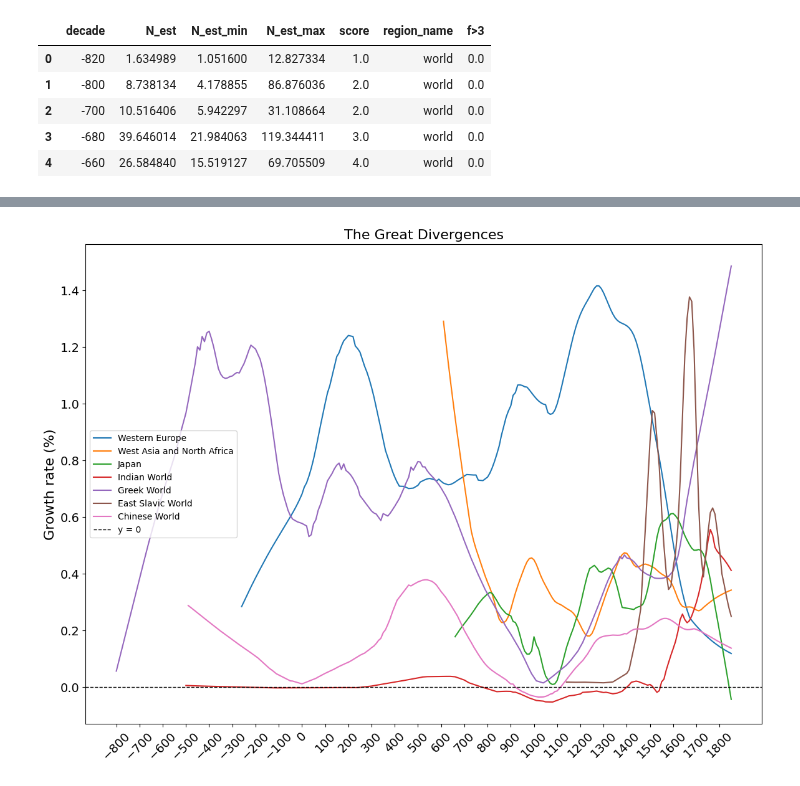
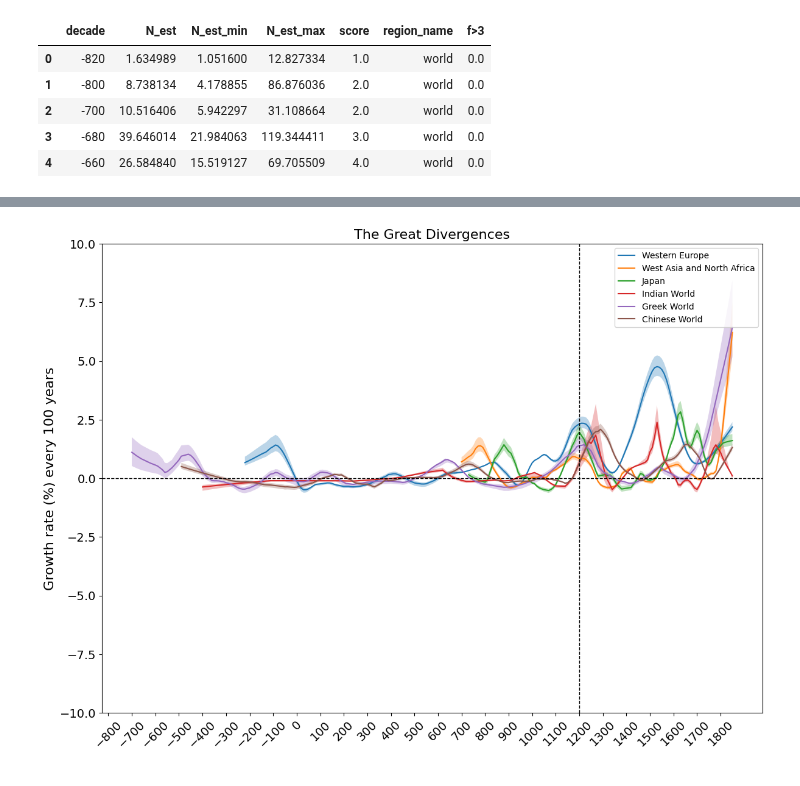
Before and after one commit to charlesdedampierre/cultura, a Jupyter notebook: 19 - run_index_growth_great_divergence.ipynb, the cells around one changed output, grey strips where cells are left out. Drawn from its saved outputs; the diff is of its cells as text; code cells hidden in the pictures.

```diff
--- a/19 - run_index_growth_great_divergence.ipynb
+++ b/19 - run_index_growth_great_divergence.ipynb
@@ -284,0 +227,9 @@ df
+# %%
+
+
+n_period = 10
+
+
+# Calculate year-over-year growth rate
+df['growth_rate'] = df.groupby('region_name')['N_est'].pct_change(periods=n_period)
+df.head(20)
@@ -311,6 +338,7 @@ plt.show()
 # a) plot growth rates, not levels
 # b) conduct some formal break-point tests, ideally showing a discontinuits in the late medieval period
 # %%
+
 
 # # Filtering logic
 # df['N_est'] = np.log(df['N_est'])  # Applying log transformation
@@ -334,26 +362,28 @@ max_n_est = float('-inf')
 # Adding smoothing and plotting for each region
 for region in df['region_name'].unique():
 
+    if region == 'East Slavic World':
+        continue
+
     region_data = df[df['region_name'] == region]
     region_data.sort_values(by='decade', inplace=True)
 
 
-    n = 0.2
+    n = 0.1
 
     # LOESS smoothing
     smoothed = lowess(region_data['growth_rate'], region_data['decade'], frac=n)
-    # smoothed_min = lowess(region_data['growth_rate_min'], region_data['decade'], frac=n)
-    # smoothed_max = lowess(region_data['growth_rate_max'], region_data['decade'], frac=n)
+    smoothed_min = lowess(region_data['growth_rate_min'], region_data['decade'], frac=n)
+    smoothed_max = lowess(region_data['growth_rate_max'], region_data['decade'], frac=n)
 
-    # Update maximum n_est if current is higher
-    #max_n_est = max(max_n_est, max(smoothed[:, 1]))
+    max_n_est = max(max_n_est, max(smoothed[:, 1]))
 
     # Plotting the smoothed mean estimate
     ax.plot(smoothed[:, 0], smoothed[:, 1], label=region)
     #ax.plot(region_data['decade'], region_data['growth_rate'], label=region)
 
-    # # # Plotting the confidence interval as a fill between
-    # ax.fill_between(smoothed[:, 0], smoothed_min[:, 1], smoothed_max[:, 1], alpha=0.3)
+    # # Plotting the confidence interval as a fill between
+    ax.fill_between(smoothed[:, 0], smoothed_min[:, 1], smoothed_max[:, 1], alpha=0.3)
 
 # ticks_log = ax.get_yticks()
 
@@ -362,36 +392,39 @@ for region in df['region_name'].unique():
 
 # # Round to the nearest 10
 
 # ticks_rounded = [custom_round(tick) for tick in ticks_original]
 
 # #ticks_rounded = np.around(ticks_original / 10) * 10
 
 # # Remove duplicates, keeping only the last occurrence
 # unique_ticks = {}
 # for tick, original in zip(ticks_rounded, ticks_log):
 #     unique_ticks[tick] = original  # This will overwrite the tick with its last occurrence
 
 # # Now, set the ticks and labels, skipping duplicates
 # final_ticks = sorted(unique_ticks.items())  # Sort ticks by their values
 # ax.set_yticks([item[1] for item in final_ticks])  # Set the unique tick positions
 # ax.set_yticklabels(['{:.0f}'.format(item[0]) for item in final_ticks])  # Set the unique tick labels
 
 # Set the size of x-axis and y-axis tick labels
 ax.tick_params(axis='x', labelsize=14)  # Increase x-axis tick label size
 ax.tick_params(axis='y', labelsize=14)  # Increase y-axis tick label size
-ax.axhline(y=0, color='black', linestyle='--', linewidth=1, label='y = 0')
+ax.axhline(y=0, color='black', linestyle='--', linewidth=1, label=None)
+ax.axvline(x=1200, color='black', linestyle='--', linewidth=1, label=None)
+
+ax.set_ylim(-10,10)  # Limit y-axis to range between -10 and 10
 
 
 ax.set_xticks(np.arange(-800, 1850, 100))  # Set x-ticks every 200 years
 # Rotating x-ticks by 45 degrees for better readability
 ax.tick_params(axis='x', rotation=45)
 ax.set_xlabel('')
-ax.set_ylabel('Growth rate (%)', fontsize = 16)
+ax.set_ylabel('Growth rate (%) every 100 years', fontsize = 16)
 ax.set_title('The Great Divergences', fontsize = 16)
 ax.legend()
 plt.show()
 # %% [output]
-[figure, old version]
+[figure, new version]
 # %%
 df[df['region_name']=='Japan']
 # %% [output]
```
Also changed, not shown: parts of 18 cells of this notebook.
